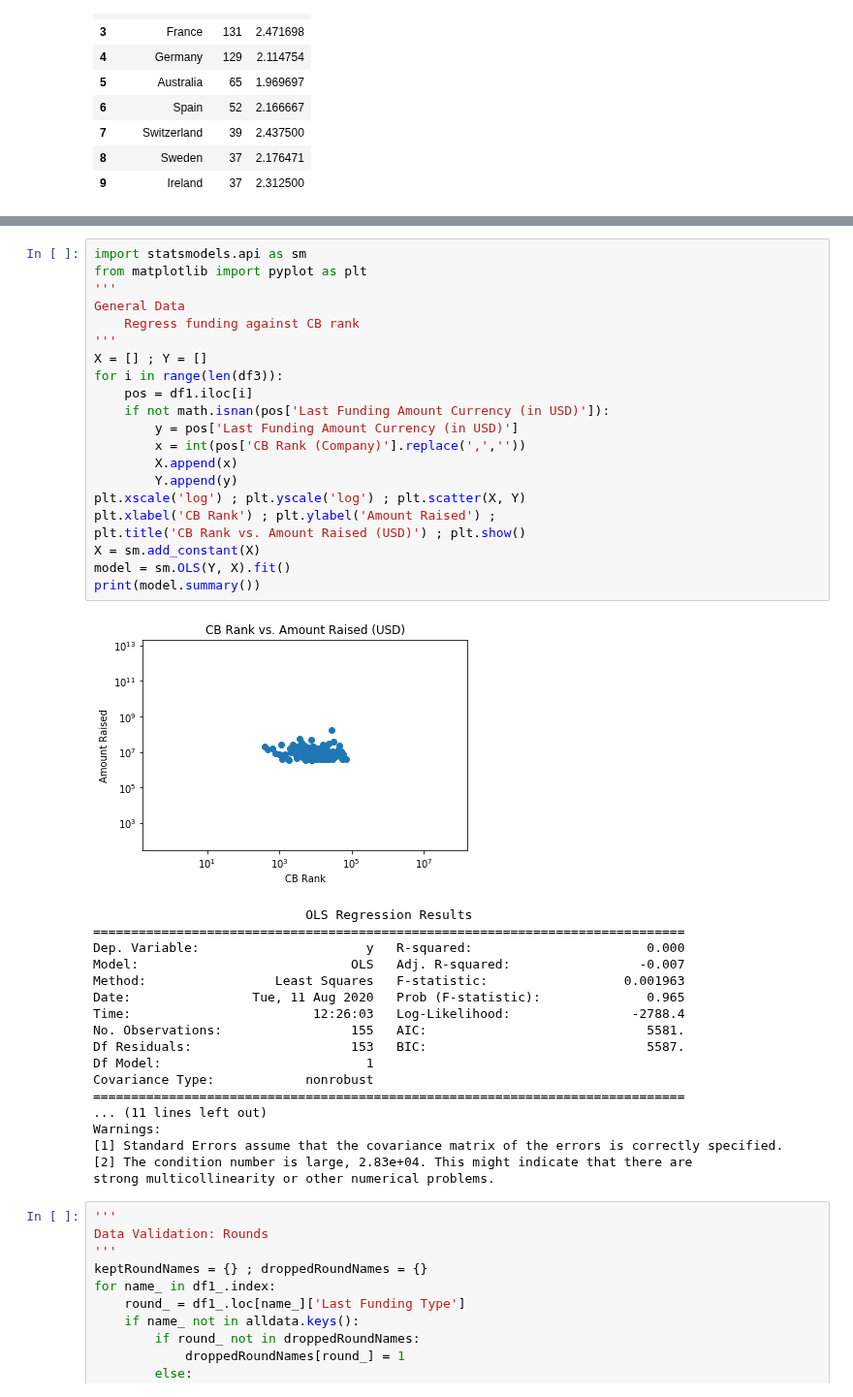
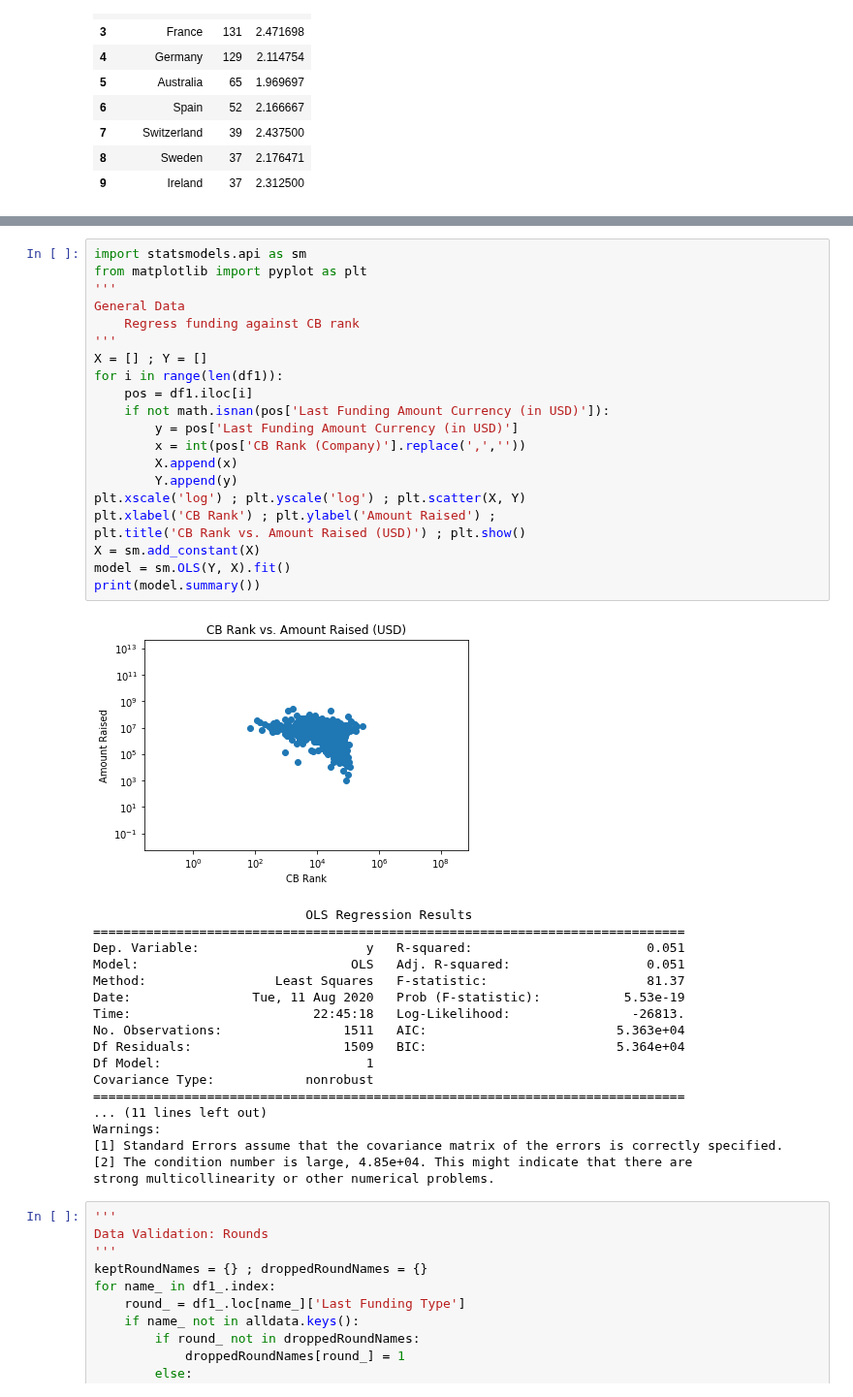
Before and after one commit to sarahbeasley2020/Scraping, a Jupyter notebook: Backtesting/Backtesting_Analysis.ipynb, the cells around one changed output, grey strips where cells are left out. Shown at 97% size. Drawn from its saved outputs; the diff is of its cells as text.

```diff
--- a/Backtesting/Backtesting_Analysis.ipynb
+++ b/Backtesting/Backtesting_Analysis.ipynb
@@ -291,42 +291,42 @@ numpy.float64
 # %%
 import statsmodels.api as sm
 from matplotlib import pyplot as plt
 '''
 General Data
     Regress funding against CB rank
 '''
 X = [] ; Y = []
-for i in range(len(df3)):
+for i in range(len(df1)):
     pos = df1.iloc[i]
     if not math.isnan(pos['Last Funding Amount Currency (in USD)']):
         y = pos['Last Funding Amount Currency (in USD)']
         x = int(pos['CB Rank (Company)'].replace(',',''))
         X.append(x)
         Y.append(y)
 plt.xscale('log') ; plt.yscale('log') ; plt.scatter(X, Y)
 plt.xlabel('CB Rank') ; plt.ylabel('Amount Raised') ;
 plt.title('CB Rank vs. Amount Raised (USD)') ; plt.show()
 X = sm.add_constant(X)
 model = sm.OLS(Y, X).fit()
 print(model.summary())
 # %% [output]
-[figure, old version]
+[figure, new version]
                             OLS Regression Results
 ==============================================================================
-Dep. Variable:                      y   R-squared:                       0.000
-Model:                            OLS   Adj. R-squared:                 -0.007
-Method:                 Least Squares   F-statistic:                  0.001963
-Date:                Tue, 11 Aug 2020   Prob (F-statistic):              0.965
-Time:                        12:26:03   Log-Likelihood:                -2788.4
-No. Observations:                 155   AIC:                             5581.
-Df Residuals:                     153   BIC:                             5587.
+Dep. Variable:                      y   R-squared:                       0.051
+Model:                            OLS   Adj. R-squared:                  0.051
+Method:                 Least Squares   F-statistic:                     81.37
+Date:                Tue, 11 Aug 2020   Prob (F-statistic):           5.53e-19
+Time:                        22:45:18   Log-Likelihood:                -26813.
+No. Observations:                1511   AIC:                         5.363e+04
+Df Residuals:                    1509   BIC:                         5.364e+04
 Df Model:                           1
 Covariance Type:            nonrobust
 ==============================================================================
 ... (11 lines left out)
 Warnings:
 [1] Standard Errors assume that the covariance matrix of the errors is correctly specified.
-[2] The condition number is large, 2.83e+04. This might indicate that there are
+[2] The condition number is large, 4.85e+04. This might indicate that there are
 strong multicollinearity or other numerical problems.
 # %%
 '''
```
Also changed, not shown: parts of 8 cells of this notebook, 1 other file.
